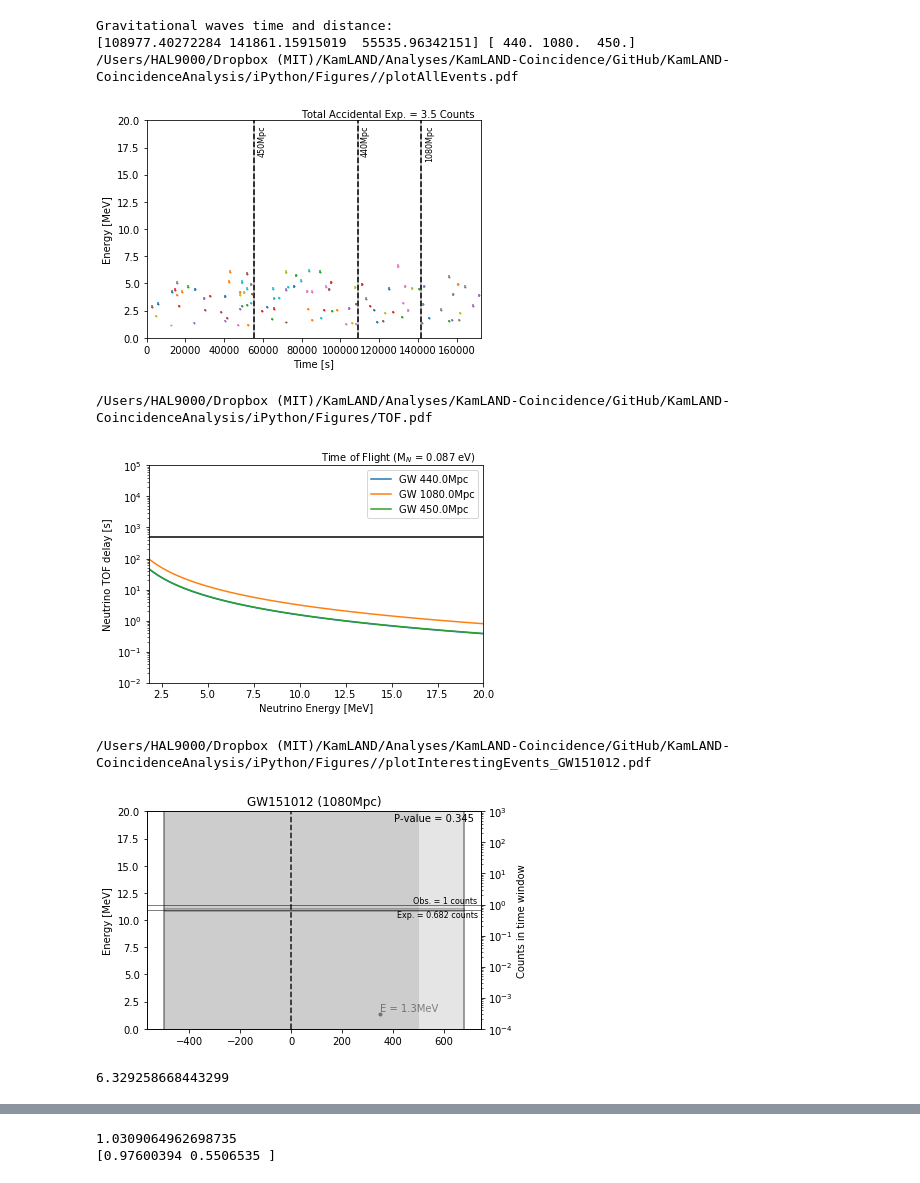
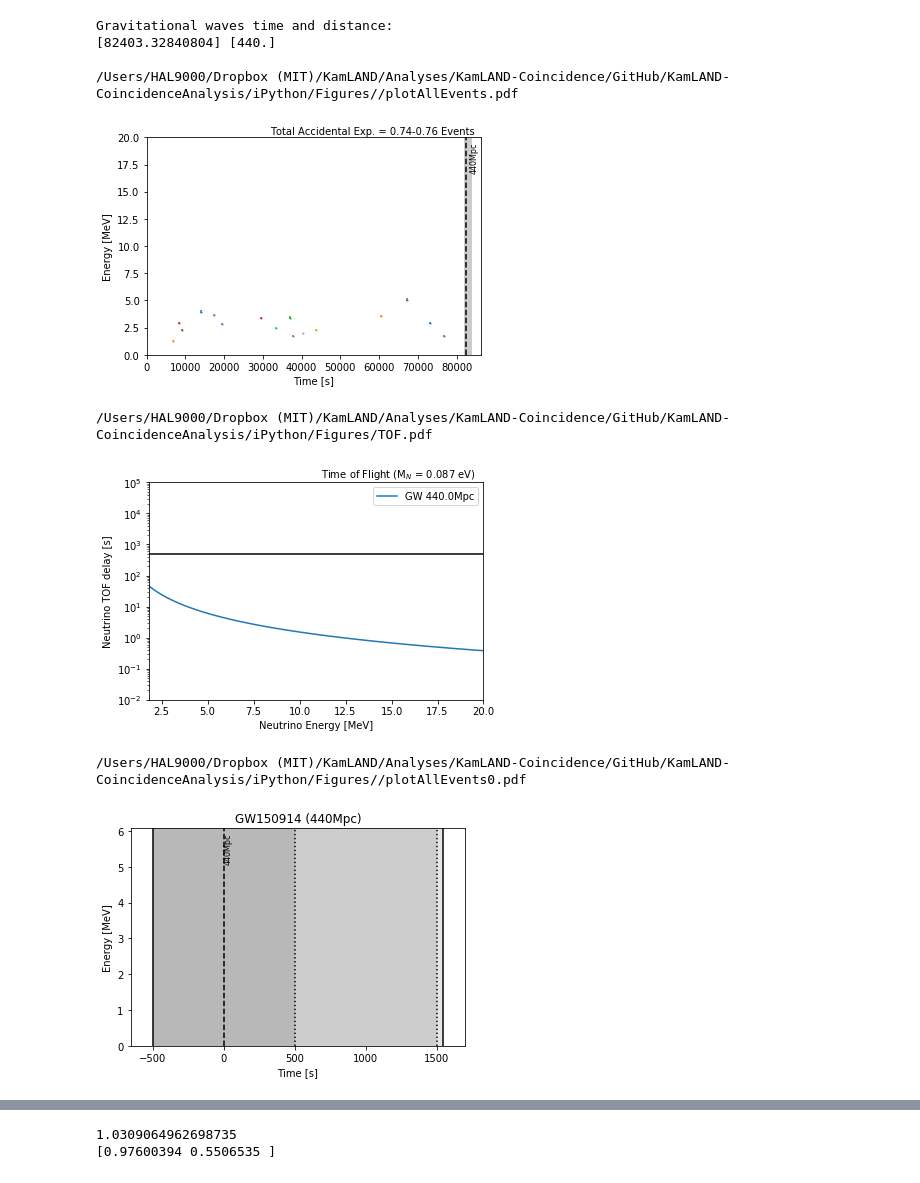
Before and after one commit to spenceraxani/KamLAND-CoincidenceAnalysis, a Jupyter notebook: iPython/AnalysisCode.ipynb, the cells around one changed output, grey strips where cells are left out. Cells and saved outputs as stored; diff of their text form; code cells hidden in the pictures.

```diff
--- a/iPython/AnalysisCode.ipynb
+++ b/iPython/AnalysisCode.ipynb
@@ -68,71 +66,54 @@ Time and energy for neutrino event 0:
 # %%
-# Generate some GravitationalWaves, randomly assiging a time stamp. [Name, time, distnace, -, +,Type, ]
-# The description of each event might change, maybe with the inclusion of the type, or significance.
+# Generate some GravitationalWaves, randomly assiging a time stamp.
+# [Name, time, distnace, dist err-, dist err+,Type, ]
 # Eventually, these events should be entered as a file, rather than hard-coded.
 
 gravitationalWaves = np.asarray([
                     ['GW150914',     np.random.uniform(low=0, high=KLZFit.Constants.LiveTime, size=(1,))[0],440,-170,150,'BBH'],
-                    ['GW151012', np.random.uniform(low=0, high=KLZFit.Constants.LiveTime, size=(1,))[0],1080,-490,550,'BBH'],
-                    ['GW151226', np.random.uniform(low=0, high=KLZFit.Constants.LiveTime, size=(1,))[0],450,-190,180,'BBH'],
+                    #['GW151012', np.random.uniform(low=0, high=KLZFit.Constants.LiveTime, size=(1,))[0],1080,-490,550,'BBH'],
+                    #['GW151226', np.random.uniform(low=0, high=KLZFit.Constants.LiveTime, size=(1,))[0],450,-190,180,'BBH'],
                     #['GW170104', np.random.uniform(low=0, high=KLZFit.Constants.LiveTime, size=(1,))[0],990,-430,440,'BBH'],
                     #['GW170608', np.random.uniform(low=0, high=KLZFit.Constants.LiveTime, size=(1,))[0],320,-110,120,'BBH'],
                     #['GW170729', np.random.uniform(low=0, high=KLZFit.Constants.LiveTime, size=(1,))[0],2840,-1360,1400,'BBH'],
                     #['GW170809', np.random.uniform(low=0, high=KLZFit.Constants.LiveTime, size=(1,))[0],1030,-390,320,'BBH'],
                     #['GW170814', np.random.uniform(low=0, high=KLZFit.Constants.LiveTime, size=(1,))[0],600,-220,150,'BBH'],
                     #['GW170817', np.random.uniform(low=0, high=KLZFit.Constants.LiveTime, size=(1,))[0],40,-15,7,'BNS'],
                     #['GW170818', np.random.uniform(low=0, high=KLZFit.Constants.LiveTime, size=(1,))[0],1060,-380,420,'BBH'],
                     #['GW170823', np.random.uniform(low=0, high=KLZFit.Constants.LiveTime, size=(1,))[0],1940,-900,970,'BBH'],
                     #['GW190412', np.random.uniform(low=0, high=KLZFit.Constants.LiveTime, size=(1,))[0],812,-194,194,'BBH'],
                     #['GW190425', np.random.uniform(low=0, high=KLZFit.Constants.LiveTime, size=(1,))[0],1060,-380,420,'BBH'],
                     #['GW190814', np.random.uniform(low=0, high=KLZFit.Constants.LiveTime, size=(1,))[0],156,-41,41,'BNS'],
                     #['GW170818', np.random.uniform(low=0, high=KLZFit.Constants.LiveTime, size=(1,))[0],267,-52,52,'U'],
                     ])
 
-
+# Use the Gravitational waves above in the analysis.
 KLZFit.setGravitationalWaves(gravitationalWaves) # set the GW
 print('Gravitational waves time and distance:')
-print(KLZFit.GravitationalWaves.Time,KLZFit.GravitationalWaves.Distance)
+print(KLZFit.GravitationalWaves.Time, KLZFit.GravitationalWaves.Distance)
 
 # Make a plot of the GW event times and neutrino times with energies.
 KLZFit.plotAllEvents(plot_GW = True)
 
+# Make a plot of the time of flight widows for all GWs. Mn is the neutrino mass.
+KLZFit.plotNeutrinoTOF(Mn = KLZFit.Constants.neutrinoMass)
 
-# Make a plot of the time of flight widows for all GWs
-# KLZFit.plotTOF(Mn = 0.02) # Lower limit on neutrino mass
-KLZFit.plotTOF(Mn = KLZFit.Constants.neutrinoMass) # Upper limit on neutrino mass
-
-def neutrinoTimeOfFlight(distance_Mpc,Energy_MeV):
-    mn = KLZFit.Constants.neutrinoMass
-    H0 = KLZFit.Constants.H0 * 1000/(3.08568e22)
-    Ol = KLZFit.Constants.OmegaLambda
-    Om = KLZFit.Constants.OmegaMatter
-    c  =  KLZFit.Constants.c
-    v  = H0 *distance_Mpc * 3.08568e22;
-    z  = v/c
-    E  = Energy_MeV*1e6
-    const = mn**2/(2*H0*E**2)
-    def func(x):
-        return const * 1./((1+x)**2 * np.sqrt(Ol+Om*(1+x)**3))
-    return quad(func, 0., z)[0]
-
-#KLZFit.plotMaxRangeEachEvents(plot_GW = True)
+# Plot the maximum neutrino emission range. Given that the min energy for the neutrion is 1.8MeV.
+KLZFit.plotMaxRangeEachEvents(plot_GW = True)
 # %% [output]
 Gravitational waves time and distance:
-[108977.40272284 141861.15915019  55535.96342151] [ 440. 1080.  450.]
+[82403.32840804] [440.]
+
 /Users/HAL9000/Dropbox (MIT)/KamLAND/Analyses/KamLAND-Coincidence/GitHub/KamLAND-CoincidenceAnalysis/iPython/Figures//plotAllEvents.pdf
-[figure, old version]
+[figure, new version]
 /Users/HAL9000/Dropbox (MIT)/KamLAND/Analyses/KamLAND-Coincidence/GitHub/KamLAND-CoincidenceAnalysis/iPython/Figures/TOF.pdf
-[figure, old version]
+[figure, new version]
+/Users/HAL9000/Dropbox (MIT)/KamLAND/Analyses/KamLAND-Coincidence/GitHub/KamLAND-CoincidenceAnalysis/iPython/Figures//plotAllEvents0.pdf
+[figure, added]
 # %%
 # Determine the time windows for the search
 KLZFit.calculateTimeRange(FitParameters) # Given the distance to GWs and the neutrion energies, calculate the time windows.
 # If any neutrino events fall inside the time window, plot them.
 KLZFit.plotInterestingEvents(axis2 = True)
-print(neutrinoTimeOfFlight(1080, 7.1))
-# %% [output]
-/Users/HAL9000/Dropbox (MIT)/KamLAND/Analyses/KamLAND-Coincidence/GitHub/KamLAND-CoincidenceAnalysis/iPython/Figures//plotInterestingEvents_GW151012.pdf
-[figure, removed]
-6.329258668443299
 # %%
 # Spit out the FeldmanCousins range of allowed signal.
 # THis calcaulation comes from https://arxiv.org/pdf/physics/9711021.pdf, Figure 7.
```
Also changed, not shown: parts of 5 cells of this notebook, 14 other files.
